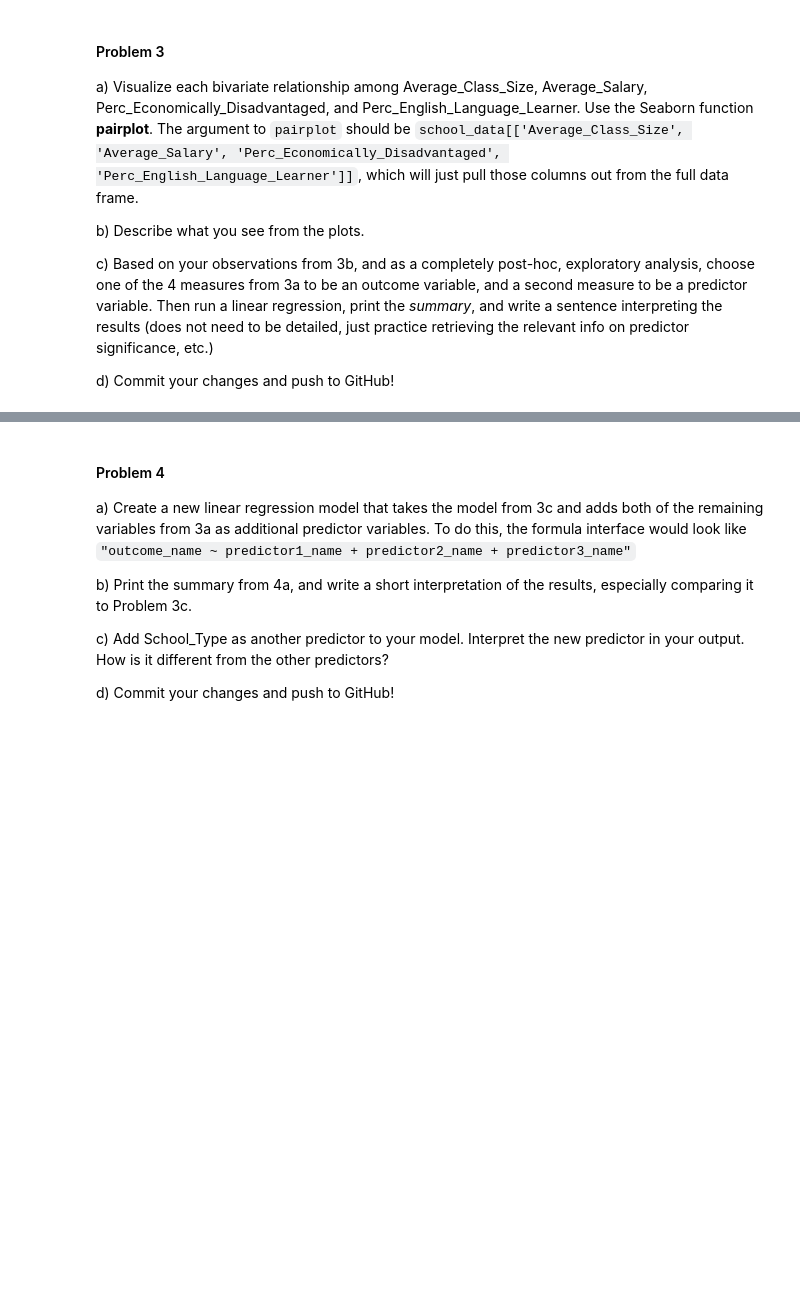
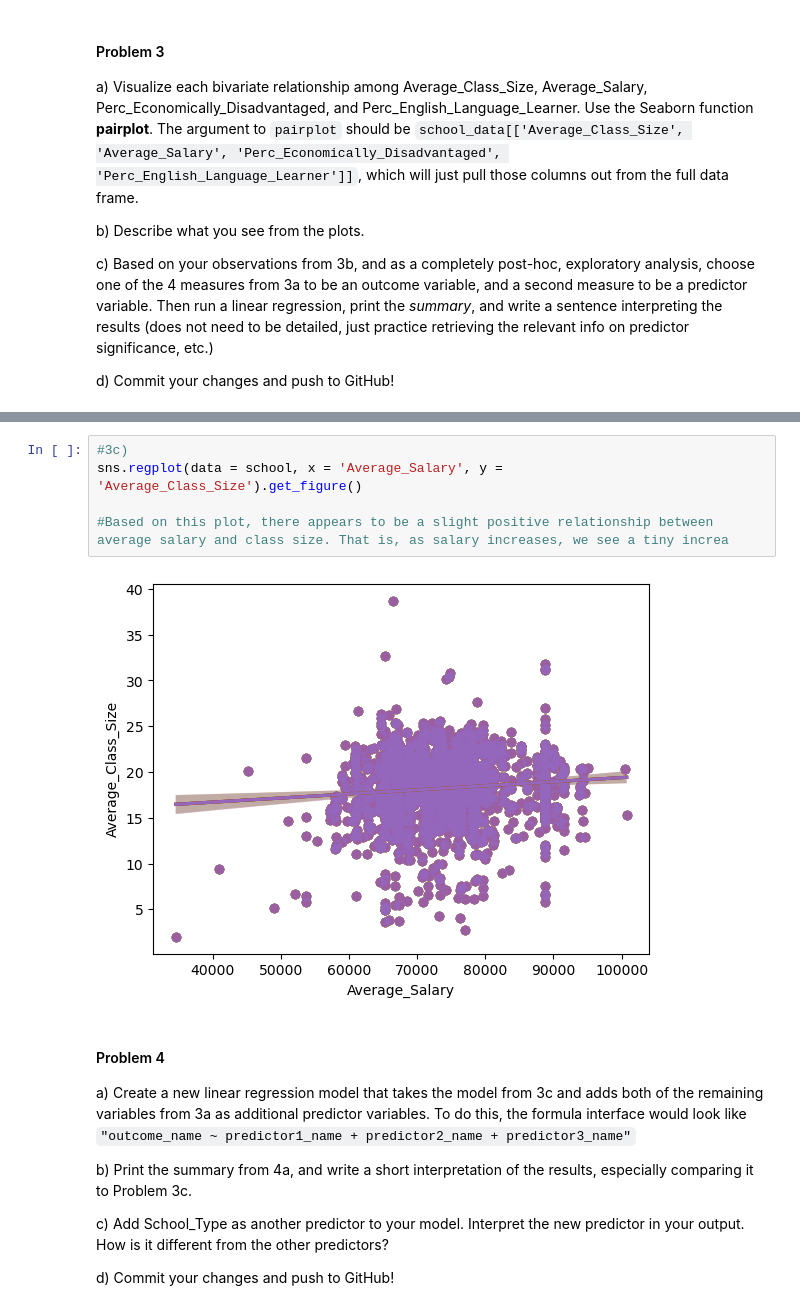
Before and after one commit to janlouwkotze/f22_kotze_assignment11, a Jupyter notebook: f22_pfssr_assignment11_notebook_version.ipynb, the cells around one changed output, grey strips where cells are left out. Drawn from its saved outputs; the diff is of its cells as text; blank space fills up the shorter version.

```diff
--- a/f22_pfssr_assignment11_notebook_version.ipynb
+++ b/f22_pfssr_assignment11_notebook_version.ipynb
@@ -134,3 +144,10 @@ d) Commit your changes and push to GitHub!
+# %%
+#3c)
+sns.regplot(data = school, x = 'Average_Salary', y = 'Average_Class_Size').get_figure()
+
+#Based on this plot, there appears to be a slight positive relationship between average salary and class size. That is, as salary increases, we see a tiny increa
+# %% [output]
+[figure, added]
 # %% [markdown]
 #### Problem 4
 
```
Also changed, not shown: parts of 3 cells of this notebook.
